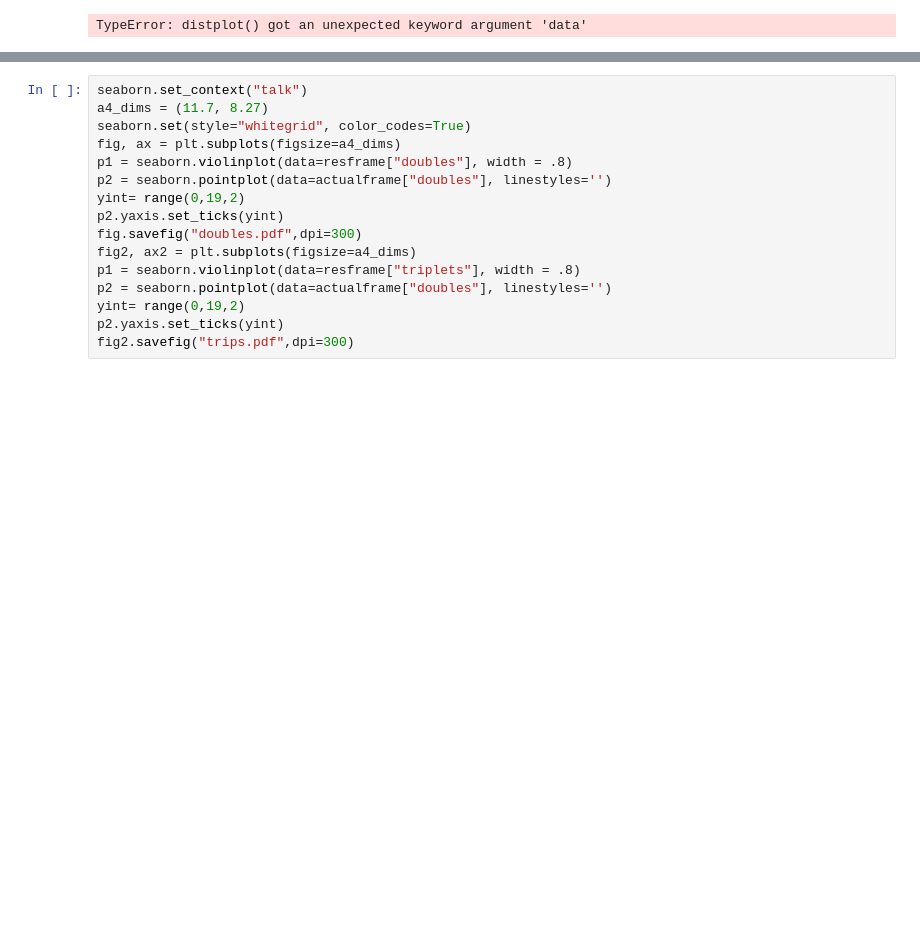
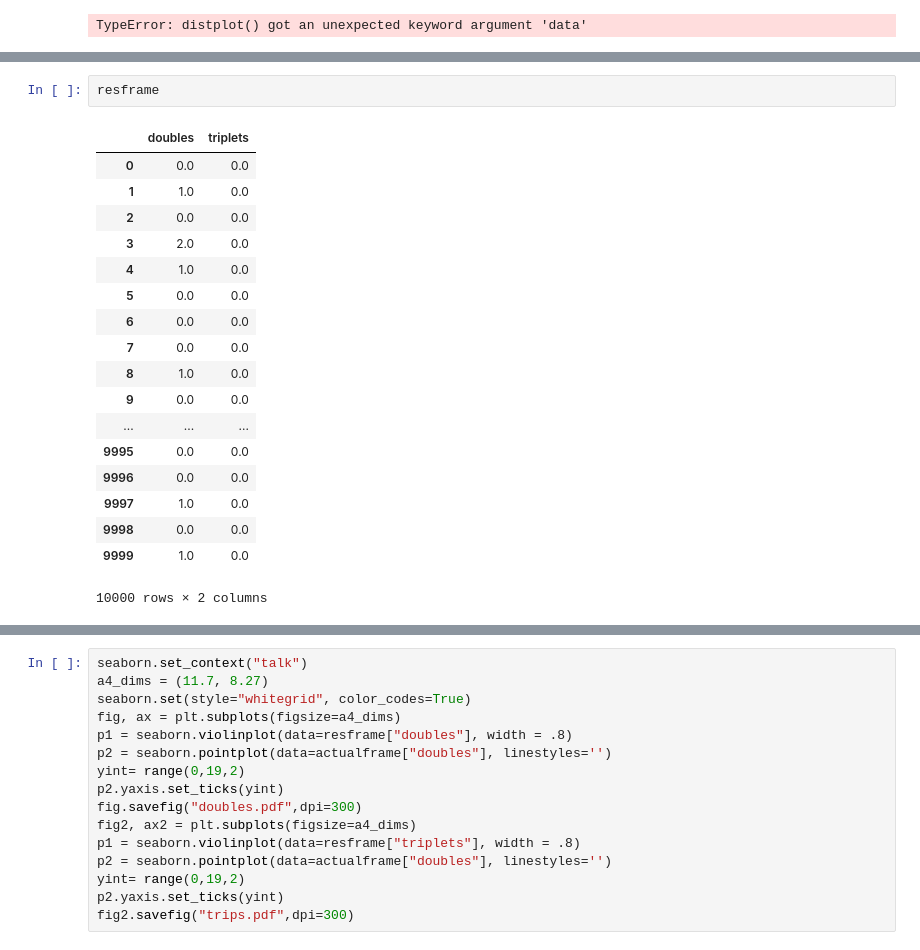
Before and after one commit to htem/catmaid_tools, a Jupyter notebook: docs/notebooks/Motif Bootstrap.ipynb, the cells around one changed output, grey strips where cells are left out. Saved outputs shown, nothing was run; the diff lists cells and outputs as text; blank space fills up the shorter version.

```diff
--- a/docs/notebooks/Motif Bootstrap.ipynb
+++ b/docs/notebooks/Motif Bootstrap.ipynb
@@ -287,3 +382,24 @@ plt.hist(res2[:,0], histtype='step',normed=True,bins=range(0,5),linewidth=1)
+# %%
+resframe
+# %% [output]
+|  | doubles | triplets |
+| 0 | 0.0 | 0.0 |
+| 1 | 1.0 | 0.0 |
+| 2 | 0.0 | 0.0 |
+| 3 | 2.0 | 0.0 |
+| 4 | 1.0 | 0.0 |
+| 5 | 0.0 | 0.0 |
+| 6 | 0.0 | 0.0 |
+| 7 | 0.0 | 0.0 |
+| 8 | 1.0 | 0.0 |
+| 9 | 0.0 | 0.0 |
+| ... | ... | ... |
+| 9995 | 0.0 | 0.0 |
+| 9996 | 0.0 | 0.0 |
+| 9997 | 1.0 | 0.0 |
+| 9998 | 0.0 | 0.0 |
+| 9999 | 1.0 | 0.0 |
+10000 rows × 2 columns
 # %%
 seaborn.set_context("talk")
 a4_dims = (20,20)
```
Also changed, not shown: parts of 20 cells of this notebook.
